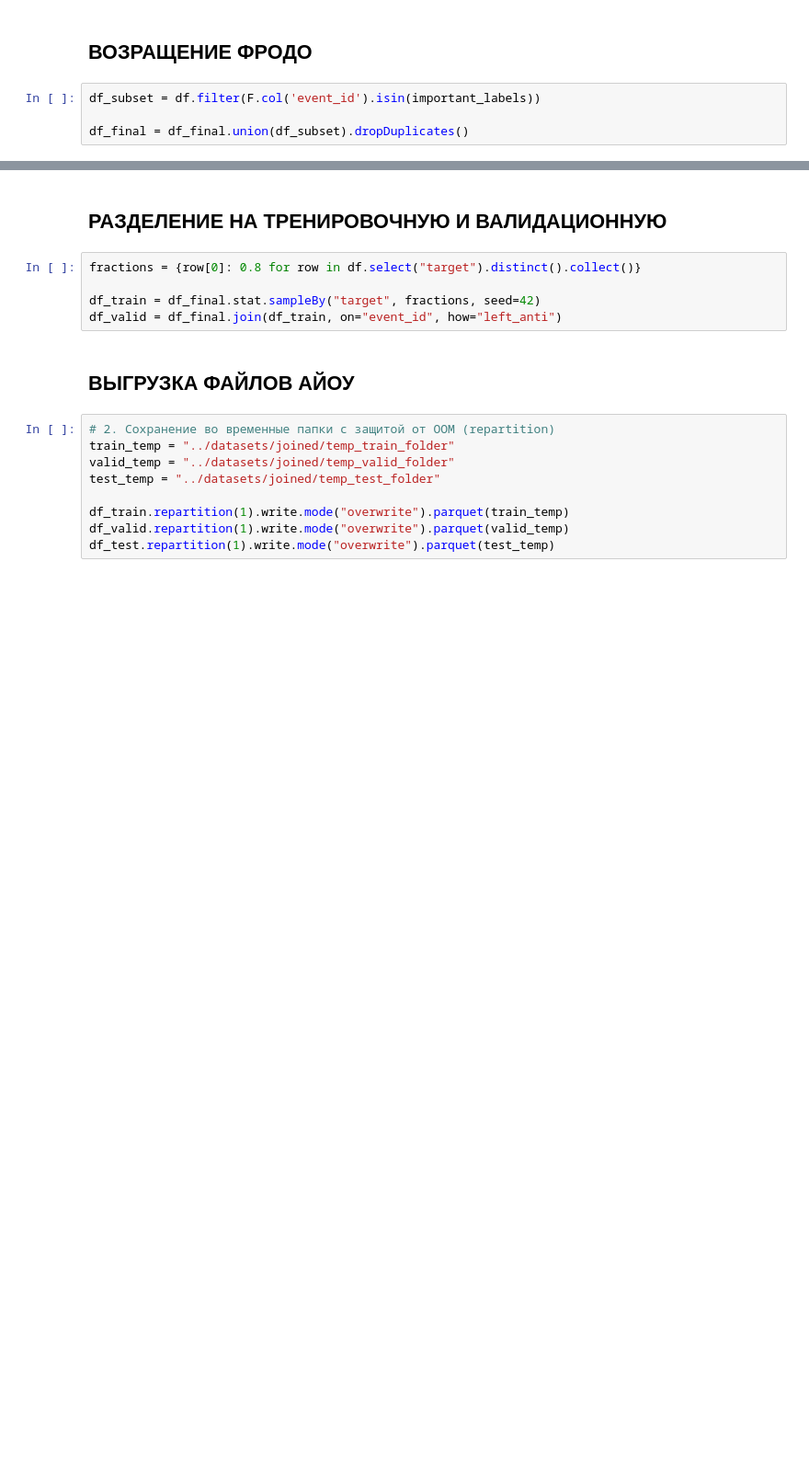
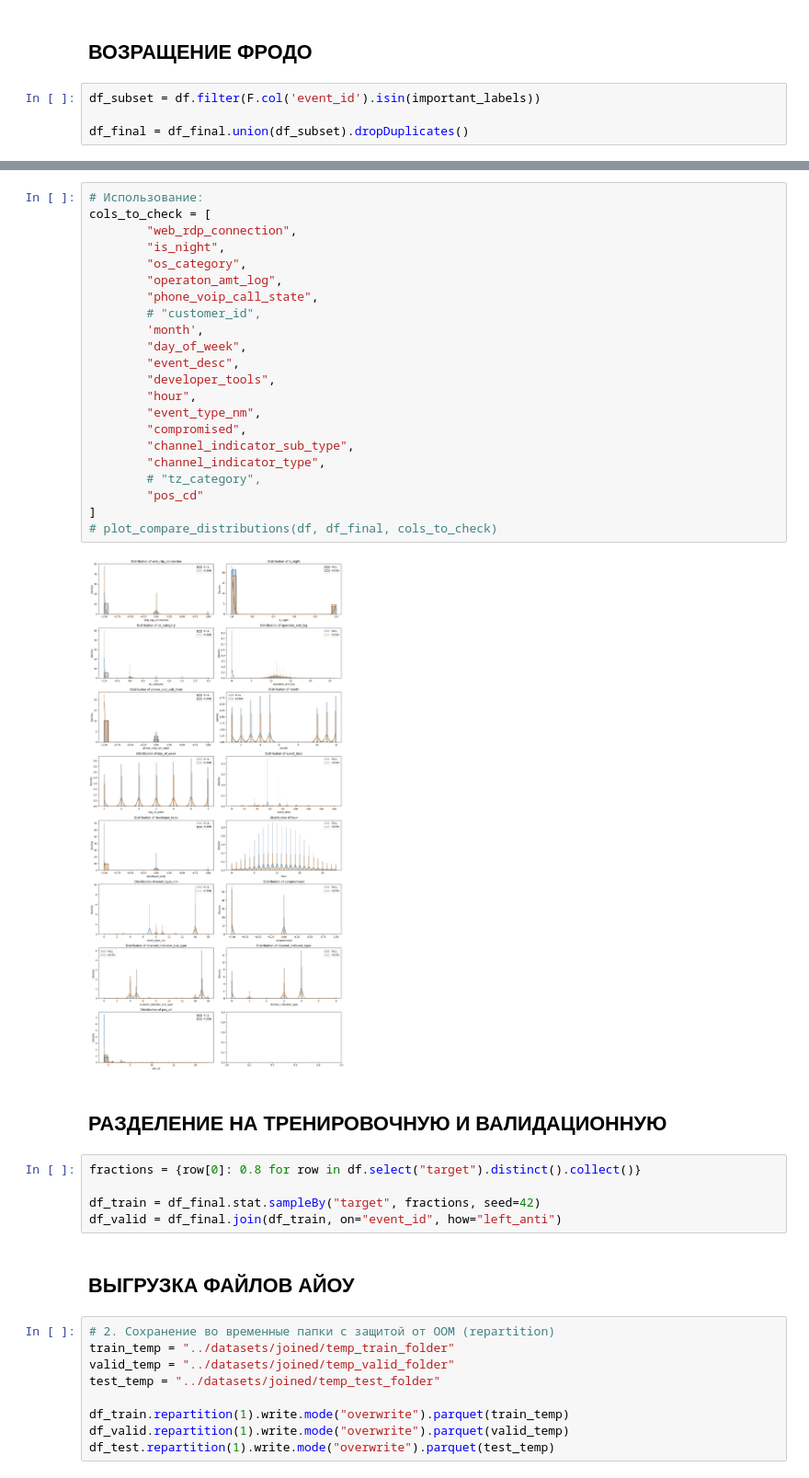
Before and after one commit to SergeyVoroninn/antifraud_hak, a Jupyter notebook: feat_eng/preprocess.ipynb, the cells around one changed output, grey strips where cells are left out. Shown at 92% size. Cells and saved outputs as stored; diff of their text form; blank space fills up the shorter version.

```diff
--- a/feat_eng/preprocess.ipynb
+++ b/feat_eng/preprocess.ipynb
@@ -539,3 +569,27 @@ df_final = df_final.union(df_subset).dropDuplicates()
+# %%
+# Использование:
+cols_to_check = [
+        "web_rdp_connection",
+        "is_night",
+        "os_category",
+        "operaton_amt_log",
+        "phone_voip_call_state",
+        # "customer_id",
+        'month',
+        "day_of_week",
+        "event_desc",
+        "developer_tools",
+        "hour",
+        "event_type_nm",
+        "compromised",
+        "channel_indicator_sub_type",
+        "channel_indicator_type",
+        # "tz_category",
+        "pos_cd"
+]
+# plot_compare_distributions(df, df_final, cols_to_check)
+# %% [output]
+[figure, added]
 # %% [markdown]
 ## РАЗДЕЛЕНИЕ НА ТРЕНИРОВОЧНУЮ И ВАЛИДАЦИОННУЮ
 # %%
```
Also changed, not shown: parts of 10 cells of this notebook, 1 other file.
